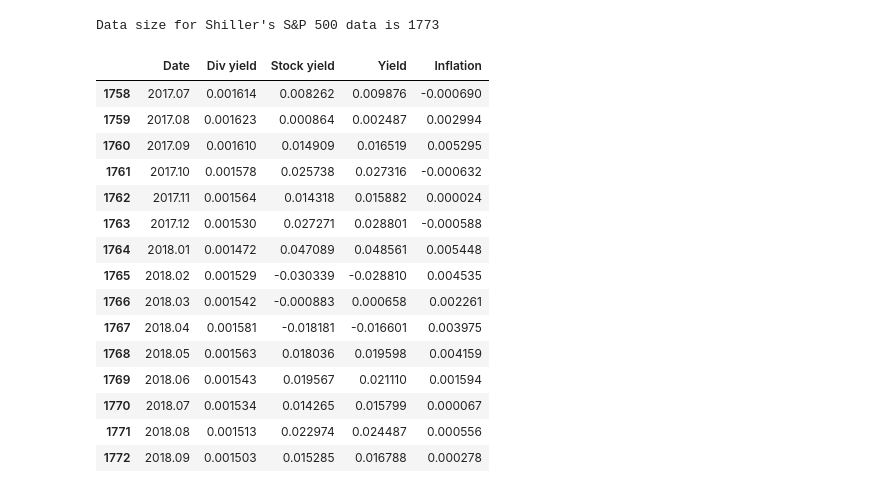
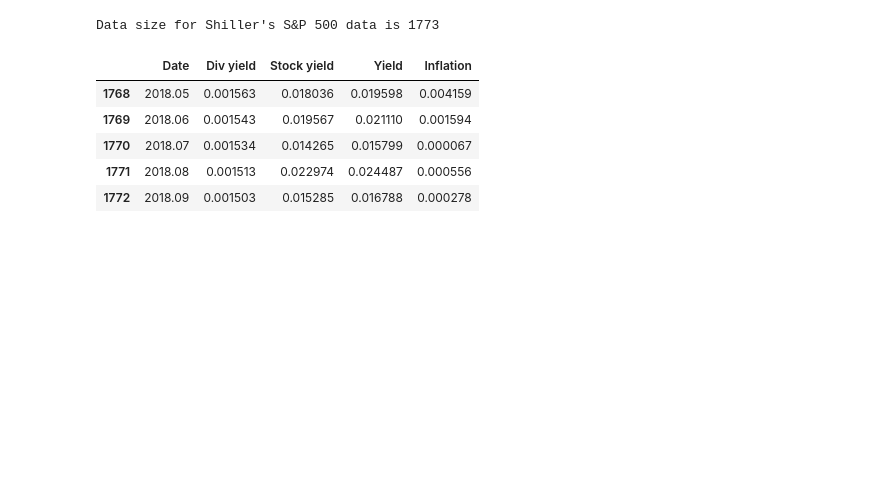
Before and after one commit to Huppie/DF-Simulations, a Jupyter notebook: Backtesting-Kosten.ipynb, the cells around one changed output. Drawn from its saved outputs; the diff is of its cells as text; code cells hidden in the pictures; blank space fills up the shorter version.

```diff
--- a/Backtesting-Kosten.ipynb
+++ b/Backtesting-Kosten.ipynb
@@ -8,28 +17,21 @@ datasets = {}
 # %%
 # Parse data from Shiller (1870 - now)
 # http://www.econ.yale.edu/~shiller/data.htm
+# Use this line when doing an on-line simulation with the data download lines above enabled:
+#data = pd.read_csv("SP500-Shiller.csv", delimiter='\t')
+# Otherwise, use the local file:
 data = pd.read_csv("data/SP500-Shiller.csv", delimiter='\t')
 data['Stock yield'] = data['P'].pct_change().fillna(0.0)
 data['Div yield'] = (data['D'] / data['P']).fillna(0.0) / 12 # Shiller uses div yield of trailing 12 months
 data['Inflation'] = data['CPI'].pct_change().fillna(0.0)
 data['Yield'] =  data['Stock yield'] + data['Div yield']
 datasets['Shiller'] = data[['Date', 'Div yield', 'Stock yield', 'Yield', 'Inflation']]
 
 print("Data size for Shiller's S&P 500 data is %d" % len(data.index))
-datasets['Shiller'].tail(15)
+datasets['Shiller'].tail(5)
 # %% [output]
 Data size for Shiller's S&P 500 data is 1773
 |  | Date | Div yield | Stock yield | Yield | Inflation |
-| 1758 | 2017.07 | 0.001614 | 0.008262 | 0.009876 | -0.000690 |
-| 1759 | 2017.08 | 0.001623 | 0.000864 | 0.002487 | 0.002994 |
-| 1760 | 2017.09 | 0.001610 | 0.014909 | 0.016519 | 0.005295 |
-| 1761 | 2017.10 | 0.001578 | 0.025738 | 0.027316 | -0.000632 |
-| 1762 | 2017.11 | 0.001564 | 0.014318 | 0.015882 | 0.000024 |
-| 1763 | 2017.12 | 0.001530 | 0.027271 | 0.028801 | -0.000588 |
-| 1764 | 2018.01 | 0.001472 | 0.047089 | 0.048561 | 0.005448 |
-| 1765 | 2018.02 | 0.001529 | -0.030339 | -0.028810 | 0.004535 |
-| 1766 | 2018.03 | 0.001542 | -0.000883 | 0.000658 | 0.002261 |
-| 1767 | 2018.04 | 0.001581 | -0.018181 | -0.016601 | 0.003975 |
 | 1768 | 2018.05 | 0.001563 | 0.018036 | 0.019598 | 0.004159 |
 | 1769 | 2018.06 | 0.001543 | 0.019567 | 0.021110 | 0.001594 |
 | 1770 | 2018.07 | 0.001534 | 0.014265 | 0.015799 | 0.000067 |
```
Also changed, not shown: parts of 11 cells of this notebook.
